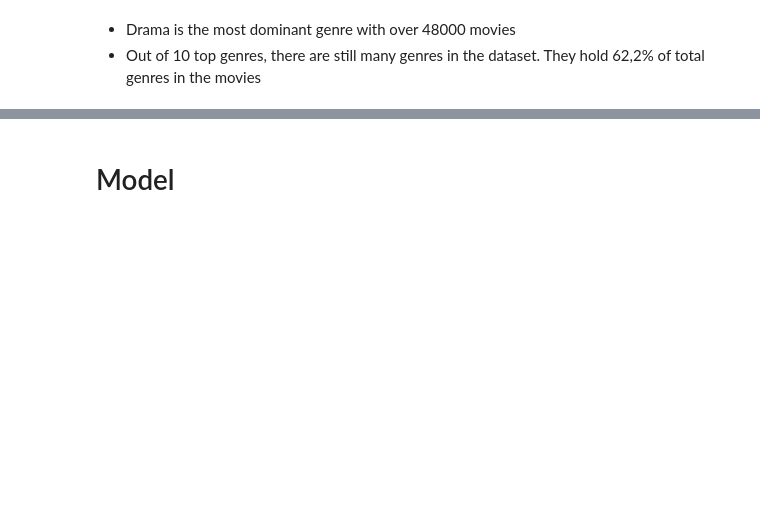
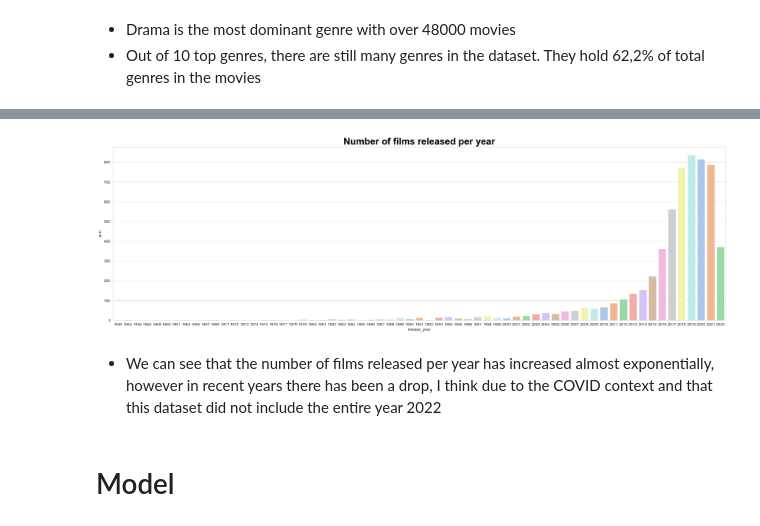
Before and after one commit to leonardoccarv/NetflixClustering, a Jupyter notebook: NetflixRecommendation.ipynb, the cells around one changed output, grey strips where cells are left out. Drawn from its saved outputs; the diff is of its cells as text; code cells hidden in the pictures; blank space fills up the shorter version.

```diff
--- a/NetflixRecommendation.ipynb
+++ b/NetflixRecommendation.ipynb
@@ -184,0 +257,3 @@ plt.show()
+# %%
+ax = df_titles.groupby('release_year').size().reset_index(name='sum')
+ax
@@ -185,2 +274,13 @@ plt.show()
+# %%
+plt.figure(figsize=(28, 8))
+sns.barplot(x='release_year', y='sum', data=ax, palette='pastel')
+plt.title('Number of films released per year', fontsize=24, weight=600, color='black')
+
+plt.show()
+# %% [output]
+[figure, added]
+# %% [markdown]
+- We can see that the number of films released per year has increased almost exponentially, however in recent years there has been a drop,
+  I think due to the COVID context and that this dataset did not include the entire year 2022
 # %% [markdown]
 # Model
```
Also changed, not shown: parts of 24 cells of this notebook.
